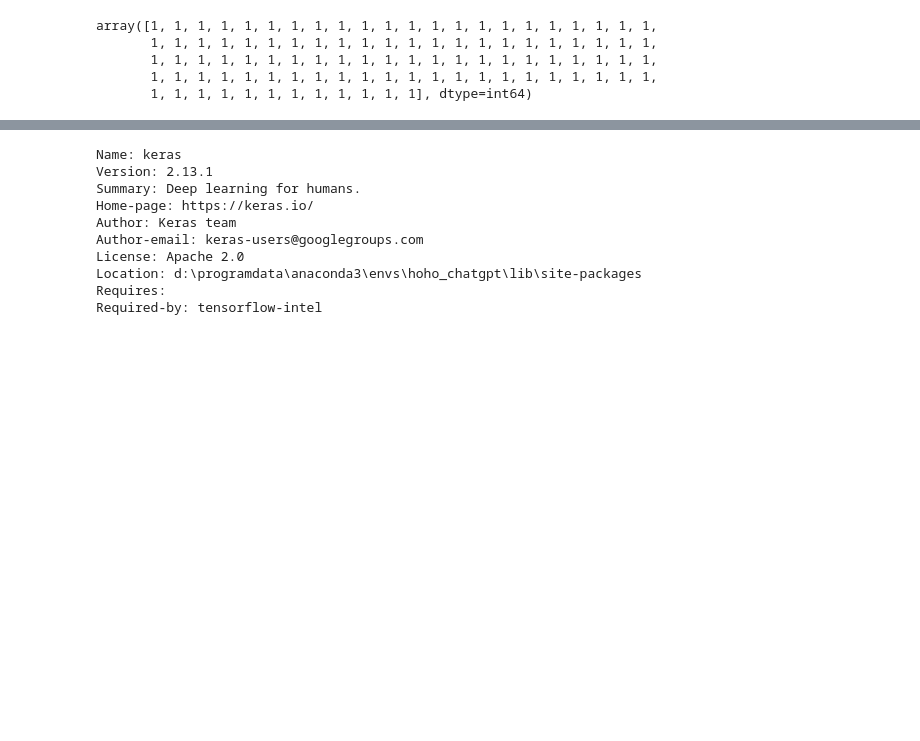
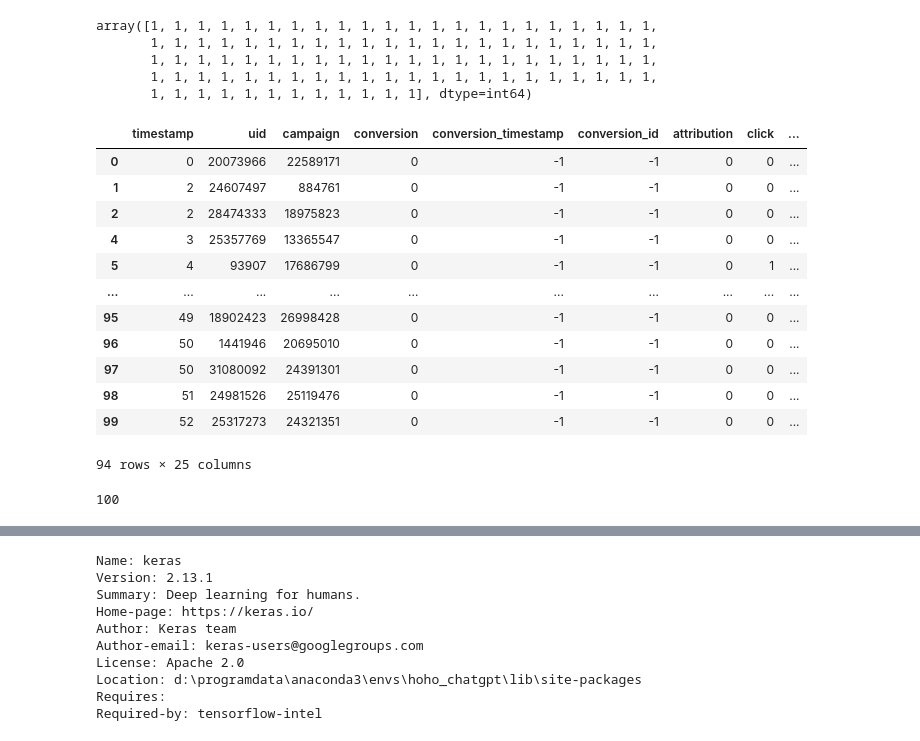
Before and after one commit to kevinva/hoho_python_bigdata_ml, a Jupyter notebook: data_science/attribution_analysis/hoho-multi-channel-attribution.ipynb, the cells around one changed output, grey strips where cells are left out. Saved outputs shown, nothing was run; the diff lists cells and outputs as text; code cells hidden in the pictures; blank space fills up the shorter version.

```diff
--- a/data_science/attribution_analysis/hoho-multi-channel-attribution.ipynb
+++ b/data_science/attribution_analysis/hoho-multi-channel-attribution.ipynb
@@ -172,6 +174,26 @@ array([1, 1, 1, 1, 1, 1, 1, 1, 1, 1, 1, 1, 1, 1, 1, 1, 1, 1, 1, 1, 1, 1,
        1, 1, 1, 1, 1, 1, 1, 1, 1, 1, 1, 1, 1, 1, 1, 1, 1, 1, 1, 1, 1, 1,
        1, 1, 1, 1, 1, 1, 1, 1, 1, 1, 1, 1, 1, 1, 1, 1, 1, 1, 1, 1, 1, 1,
        1, 1, 1, 1, 1, 1, 1, 1, 1, 1, 1, 1], dtype=int64)
+# %%
+df1_demo[df1_demo["conversion_id"] == -1]
+# %% [output]
+|  | timestamp | uid | campaign | conversion | conversion_timestamp | conversion_id | attribution | click | ... |
+| 0 | 0 | 20073966 | 22589171 | 0 | -1 | -1 | 0 | 0 | ... |
+| 1 | 2 | 24607497 | 884761 | 0 | -1 | -1 | 0 | 0 | ... |
+| 2 | 2 | 28474333 | 18975823 | 0 | -1 | -1 | 0 | 0 | ... |
+| 4 | 3 | 25357769 | 13365547 | 0 | -1 | -1 | 0 | 0 | ... |
+| 5 | 4 | 93907 | 17686799 | 0 | -1 | -1 | 0 | 1 | ... |
+| ... | ... | ... | ... | ... | ... | ... | ... | ... | ... |
+| 95 | 49 | 18902423 | 26998428 | 0 | -1 | -1 | 0 | 0 | ... |
+| 96 | 50 | 1441946 | 20695010 | 0 | -1 | -1 | 0 | 0 | ... |
+| 97 | 50 | 31080092 | 24391301 | 0 | -1 | -1 | 0 | 0 | ... |
+| 98 | 51 | 24981526 | 25119476 | 0 | -1 | -1 | 0 | 0 | ... |
+| 99 | 52 | 25317273 | 24321351 | 0 | -1 | -1 | 0 | 0 | ... |
+94 rows × 25 columns
+# %%
+df1_demo["jid"].unique().size
+# %% [output]
+100
 # %%
 df2 = sample_campaigns(df1, n_campaigns)
 len(df2)
```
Also changed, not shown: parts of 32 cells of this notebook.
